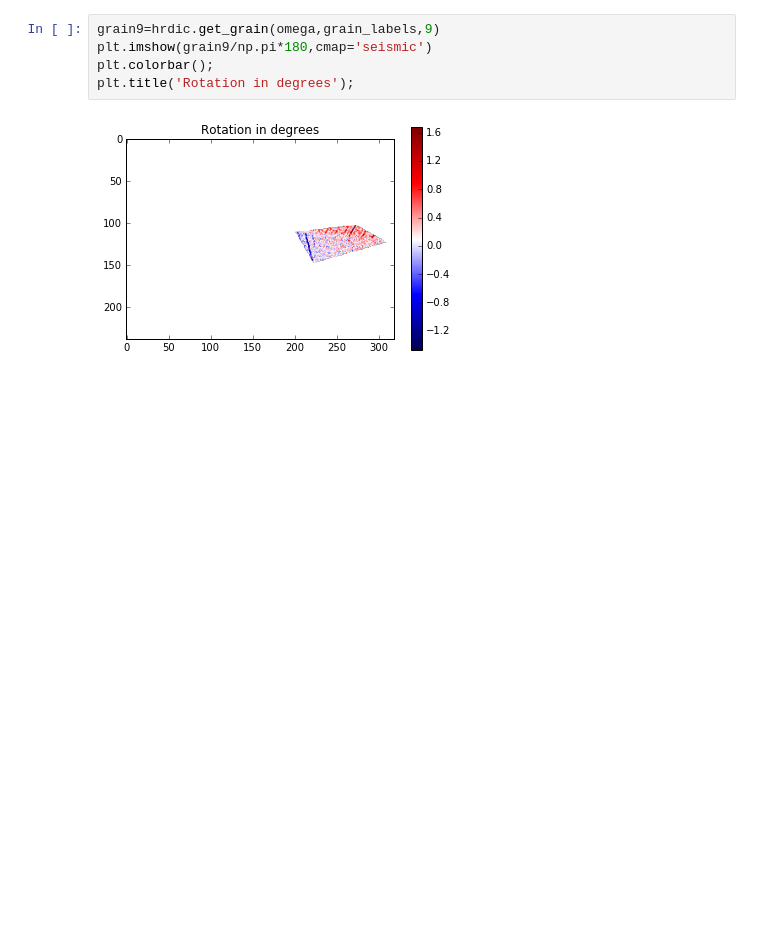
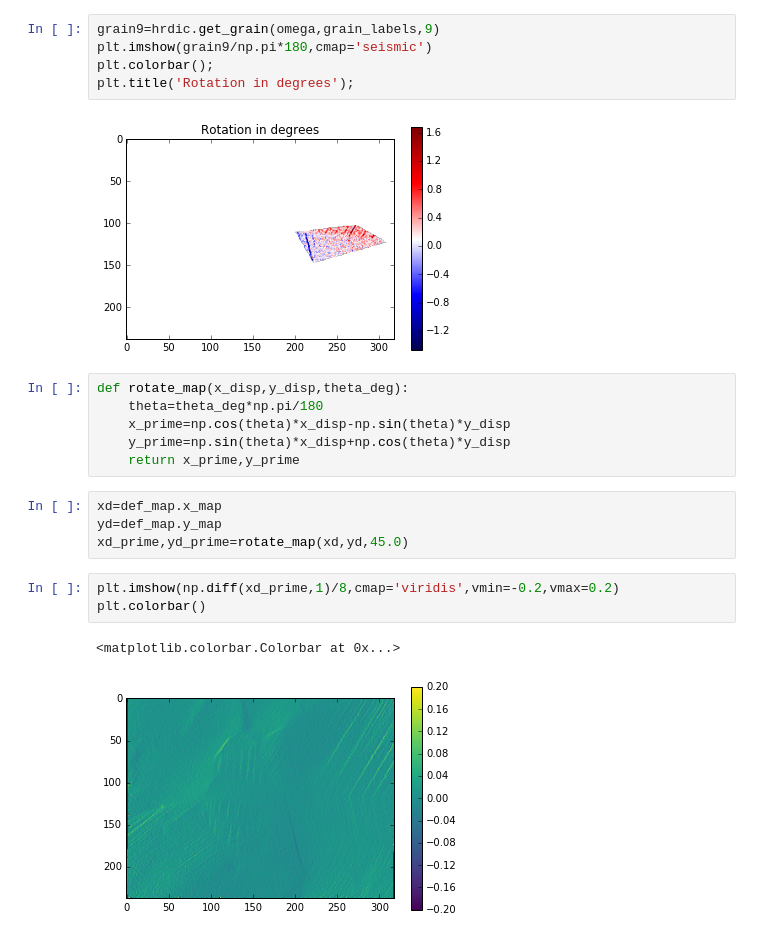
Before and after one commit to MechMicroMan/HRDIC, a Jupyter notebook: hrdic/Example of data analysis.ipynb, the cells around one changed output. Saved outputs shown, nothing was run; the diff lists cells and outputs as text; blank space fills up the shorter version.

```diff
--- a/hrdic/Example of data analysis.ipynb
+++ b/hrdic/Example of data analysis.ipynb
@@ -119,3 +125,19 @@ plt.colorbar();
 plt.title('Rotation in degrees');
 # %% [output]
 [figure]
+# %%
+def rotate_map(x_disp,y_disp,theta_deg):
+    theta=theta_deg*np.pi/180
+    x_prime=np.cos(theta)*x_disp-np.sin(theta)*y_disp
+    y_prime=np.sin(theta)*x_disp+np.cos(theta)*y_disp
+    return x_prime,y_prime
+# %%
+xd=def_map.x_map
+yd=def_map.y_map
+xd_prime,yd_prime=rotate_map(xd,yd,45.0)
+# %%
+plt.imshow(np.diff(xd_prime,1)/8,cmap='viridis',vmin=-0.2,vmax=0.2)
+plt.colorbar()
+# %% [output]
+<matplotlib.colorbar.Colorbar at 0x...>
+[figure, added]
```
Also changed, not shown: parts of 5 cells of this notebook, 3 other files.
